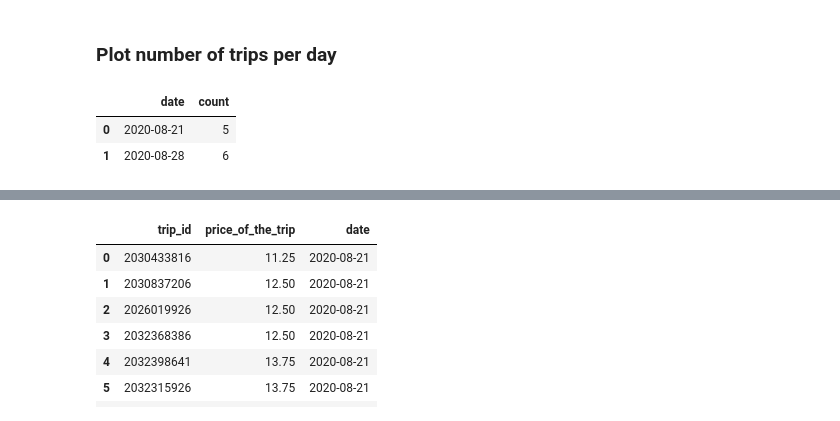
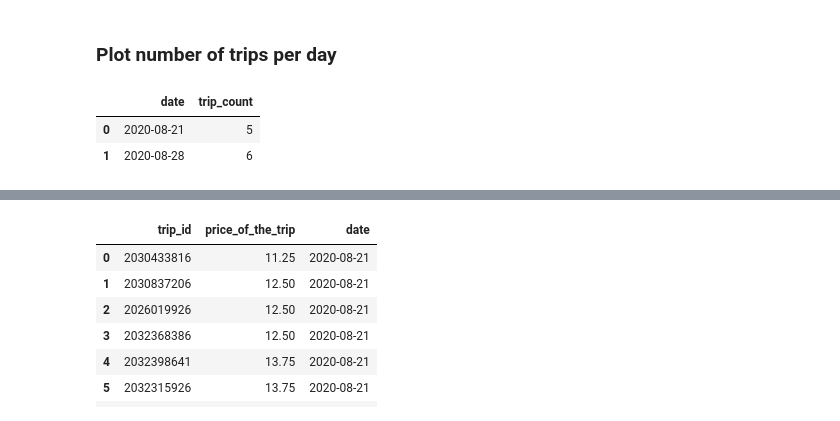
Before and after one commit to GHCamille/blablattractiveness, a Jupyter notebook: get_blabla_data.ipynb, the cells around one changed output, grey strips where cells are left out. Drawn from its saved outputs; the diff is of its cells as text; code cells hidden in the pictures.

```diff
--- a/get_blabla_data.ipynb
+++ b/get_blabla_data.ipynb
@@ -83,9 +86,9 @@ df_trips = pd.read_csv("./blablacar_rennes_brest.csv",index_col = "Unnamed: 0")
 # %% [markdown]
 ### Plot number of trips per day
 # %%
-df_count = df_trips.groupby(df_trips['date']).size().reset_index(name='count')
+df_count = df_trips.groupby(df_trips['date']).size().reset_index(name='trip_count')
 df_count
 # %% [output]
-|  | date | count |
+|  | date | trip_count |
 | 0 | 2020-08-21 | 5 |
 | 1 | 2020-08-28 | 6 |
```
Also changed, not shown: parts of 7 cells of this notebook.
